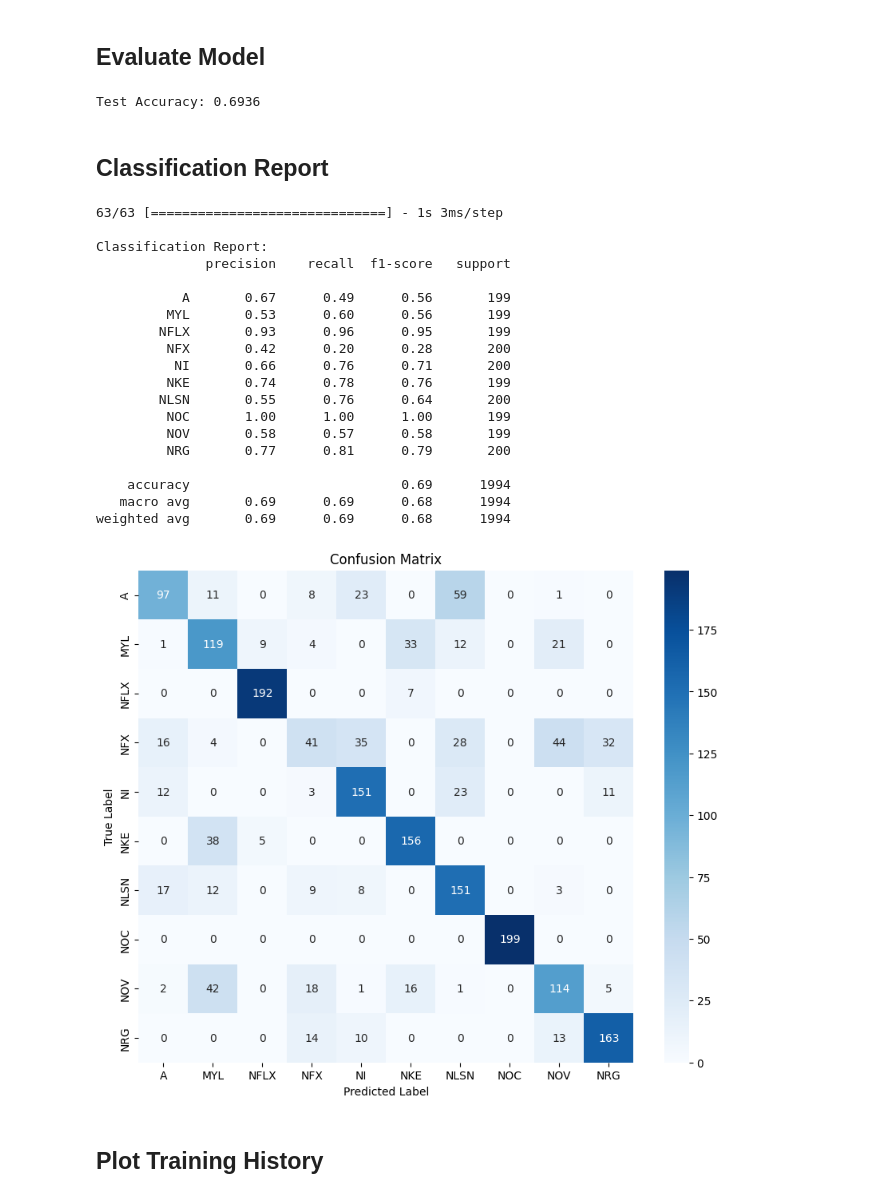
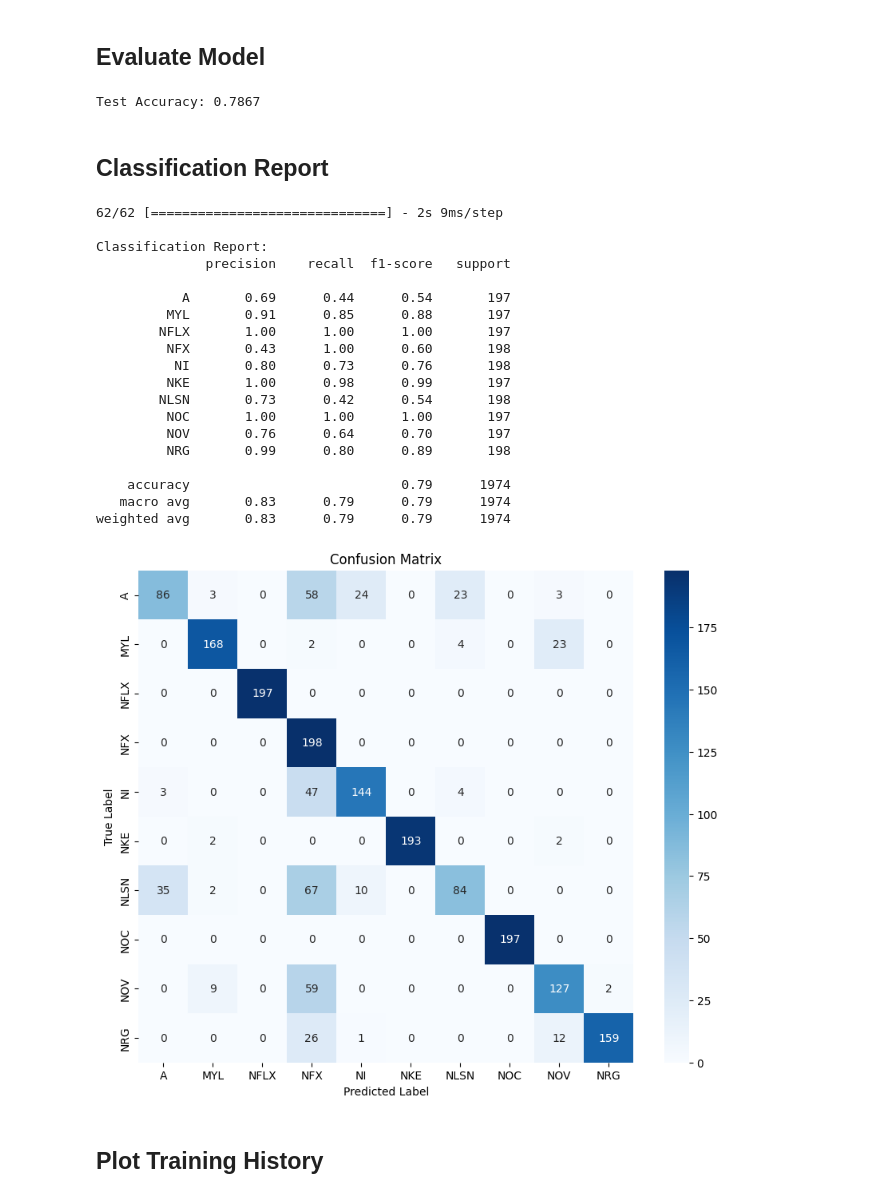
Before and after one commit to RyanGA09/codveda-ml-submission, a Jupyter notebook: Level 3 Advanced/Task_3_Neural_Network/neural_network.ipynb, the cells around one changed output. Drawn from its saved outputs; the diff is of its cells as text; code cells hidden in the pictures.

```diff
--- a/Level 3 Advanced/Task_3_Neural_Network/neural_network.ipynb
+++ b/Level 3 Advanced/Task_3_Neural_Network/neural_network.ipynb
@@ -120,23 +128,29 @@ plt.show()
 ## Split dataset
 # %%
 # Split dataset
-X_train, X_test, y_train, y_test = train_test_split(
-    X_seq, y_seq, test_size=0.2, random_state=42, stratify=y_seq
+X_train, X_test, y_train_cat, y_test_cat = train_test_split(
+    X_seq, y_seq_cat, test_size=0.2, random_state=42, stratify=y_seq
 )
 # %% [markdown]
 ## Build Neural Network Model
 # %%
 # Build Neural Network Model
 model = Sequential([
-    Bidirectional(LSTM(64, return_sequences=True), input_shape=(X_train.shape[1], X_train.shape[2])),
+    Bidirectional(LSTM(128, return_sequences=True), input_shape=(X_train.shape[1], X_train.shape[2])),
+    BatchNormalization(),
+    Dropout(0.3),
+    Bidirectional(LSTM(64, return_sequences=True)),
+    BatchNormalization(),
     Dropout(0.3),
     Bidirectional(LSTM(32)),
+    BatchNormalization(),
     Dropout(0.3),
+    Dense(64, activation='relu'),
     Dense(32, activation='relu'),
-    Dense(len(np.unique(y_seq)), activation='softmax')
+    Dense(y_train_cat.shape[1], activation='softmax')
 ])
 
-model.compile(optimizer='adam', loss='sparse_categorical_crossentropy', metrics=['accuracy'])
+model.compile(optimizer=RMSprop(learning_rate=0.001), loss='categorical_crossentropy', metrics=['accuracy'])
 # %%
 # Callbacks (use .h5 to avoid errors)
 now = datetime.now().strftime("%Y%m%d-%H%M%S")
@@ -156,10 +170,10 @@ reduce_lr = ReduceLROnPlateau(monitor='val_loss', patience=3, factor=0.5, verbos
 # %%
 # Train Model
 history = model.fit(
-    X_train, y_train,
+    X_train, y_train_cat,
     epochs=50,
     batch_size=32,
-    validation_data=(X_test, y_test),
+    validation_data=(X_test, y_test_cat),
     callbacks=[early_stop, checkpoint, reduce_lr],
     verbose=1
 )
@@ -189,52 +203,53 @@ Epoch 46: val_accuracy did not improve from 0.69709
 ## Evaluate Model
 # %%
 # Evaluate Model
-loss, accuracy = model.evaluate(X_test, y_test, verbose=0)
+loss, accuracy = model.evaluate(X_test, y_test_cat, verbose=0)
 print(f"Test Accuracy: {accuracy:.4f}")
 # %% [output]
-Test Accuracy: 0.6936
+Test Accuracy: 0.7867
 # %% [markdown]
 ## Classification Report
 # %%
 # Classification Report
 y_pred = model.predict(X_test)
 y_pred_classes = np.argmax(y_pred, axis=1)
+y_true_classes = np.argmax(y_test_cat, axis=1)
 
 print("\nClassification Report:")
-print(classification_report(y_test, y_pred_classes, target_names=label_encoder.classes_))
+print(classification_report(y_true_classes, y_pred_classes, target_names=label_encoder.classes_))
 # %% [output]
-63/63 [==============================] - 1s 3ms/step
+62/62 [==============================] - 2s 9ms/step
 
 Classification Report:
               precision    recall  f1-score   support
 
-           A       0.67      0.49      0.56       199
-         MYL       0.53      0.60      0.56       199
-        NFLX       0.93      0.96      0.95       199
-         NFX       0.42      0.20      0.28       200
-          NI       0.66      0.76      0.71       200
-         NKE       0.74      0.78      0.76       199
-        NLSN       0.55      0.76      0.64       200
-         NOC       1.00      1.00      1.00       199
-         NOV       0.58      0.57      0.58       199
-         NRG       0.77      0.81      0.79       200
+           A       0.69      0.44      0.54       197
+         MYL       0.91      0.85      0.88       197
+        NFLX       1.00      1.00      1.00       197
+         NFX       0.43      1.00      0.60       198
+          NI       0.80      0.73      0.76       198
+         NKE       1.00      0.98      0.99       197
+        NLSN       0.73      0.42      0.54       198
+         NOC       1.00      1.00      1.00       197
+         NOV       0.76      0.64      0.70       197
+         NRG       0.99      0.80      0.89       198
 
-    accuracy                           0.69      1994
-   macro avg       0.69      0.69      0.68      1994
-weighted avg       0.69      0.69      0.68      1994
+    accuracy                           0.79      1974
+   macro avg       0.83      0.79      0.79      1974
+weighted avg       0.83      0.79      0.79      1974
 # %%
 # Confusion Matrix
-conf_matrix = confusion_matrix(y_test, y_pred_classes)
+conf_matrix = confusion_matrix(y_true_classes, y_pred_classes)
 plt.figure(figsize=(10, 8))
 sns.heatmap(conf_matrix, annot=True, fmt="d", cmap="Blues",
             xticklabels=label_encoder.classes_,
             yticklabels=label_encoder.classes_)
 plt.xlabel("Predicted Label")
 plt.ylabel("True Label")
 plt.title("Confusion Matrix")
 plt.show()
 # %% [output]
-[figure, old version]
+[figure, new version]
 # %% [markdown]
 ## Plot Training History
 # %%
```
Also changed, not shown: parts of 9 cells of this notebook.
